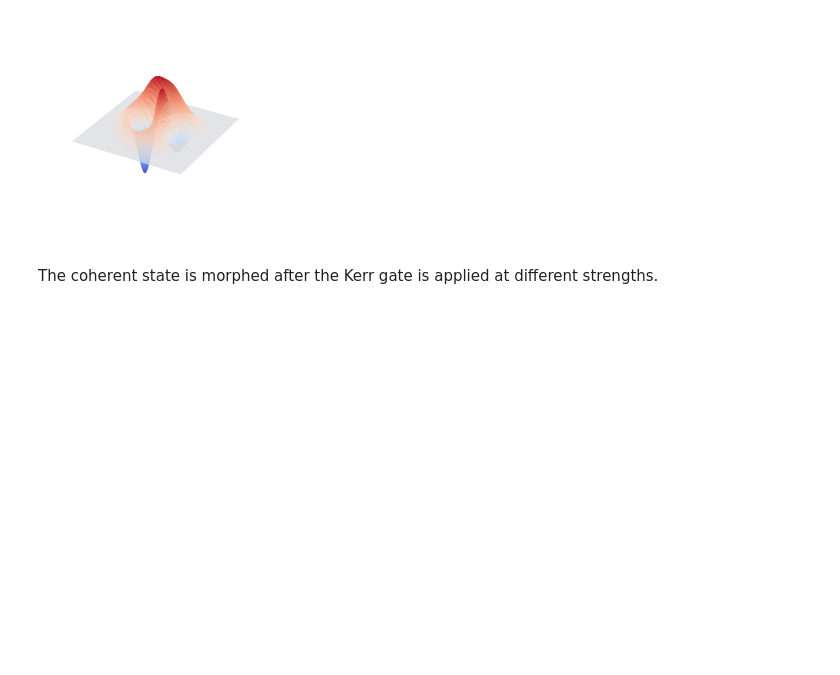
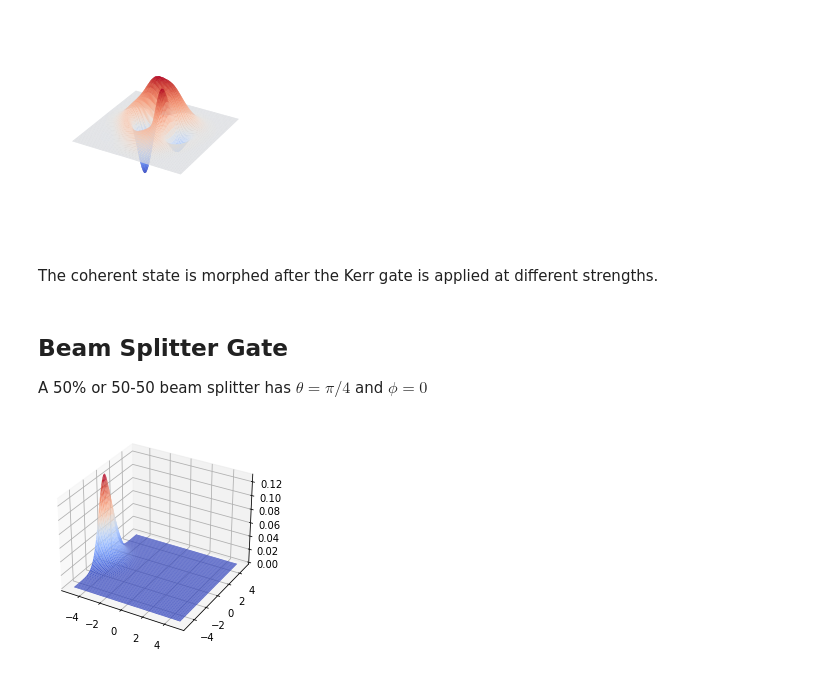
Before and after one commit to Phystro/quantum_code, a Jupyter notebook: strawberryfields/cv_quantum_gate_visualizations/gate_visualizations.ipynb, the cells around one changed output. Drawn from its saved outputs; the diff is of its cells as text; code cells hidden in the pictures; blank space fills up the shorter version.

```diff
--- a/strawberryfields/cv_quantum_gate_visualizations/gate_visualizations.ipynb
+++ b/strawberryfields/cv_quantum_gate_visualizations/gate_visualizations.ipynb
@@ -264,3 +264,45 @@ plt.savefig("figures/kerr.png", dpi=300, transparent=True, bbox_inches='tight',
 [figure]
 # %% [markdown]
 The coherent state is morphed after the Kerr gate is applied at different strengths.
+# %% [markdown]
+## **Beam Splitter Gate**
+
+A 50% or 50-50 beam splitter has $\theta=\pi/4$ and $\phi = 0$
+# %%
+prog = sf.Program(2)   # one qumode circuit
+eng = sf.Engine('gaussian')    # initialize engine for circuit
+
+theta = np.pi/4
+phi = 0
+
+# one qumode vacuum state
+with prog.context as q:
+    Vac | q[0]
+    Vac | q[1]
+    Dgate(-2) | q[0]
+    Dgate(2) | q[1]
+    BSgate(theta, phi) | (q[0], q[1])
+
+# state measurement
+state = eng.run(prog).state
+# %%
+fig = plt.figure()
+
+X = np.linspace(-5, 5, 100)
+P = np.linspace(-5, 5, 100)
+Z = state.wigner(0, X, P)
+X, P = np.meshgrid(X, P)
+
+ax = fig.add_subplot(111, projection="3d")
+surface = ax.plot_surface(X, P, Z, cmap=cm.coolwarm, lw=0.5, rstride=1, cstride=1, linewidth=0, antialiased=True)
+
+# fig.set_size_inches(4.8, 5)
+# ax.set_axis_off()
+
+# Add a color bar which maps values to colors.
+# fig.colorbar(surface, shrink=0.5, aspect=5)
+
+# save a pic of the figure
+# plt.savefig("figures/kerr.png", dpi=300, transparent=True, bbox_inches='tight', pad_inches=0)
+# %% [output]
+[figure, added]
```
Also changed, not shown: 17 other files.
